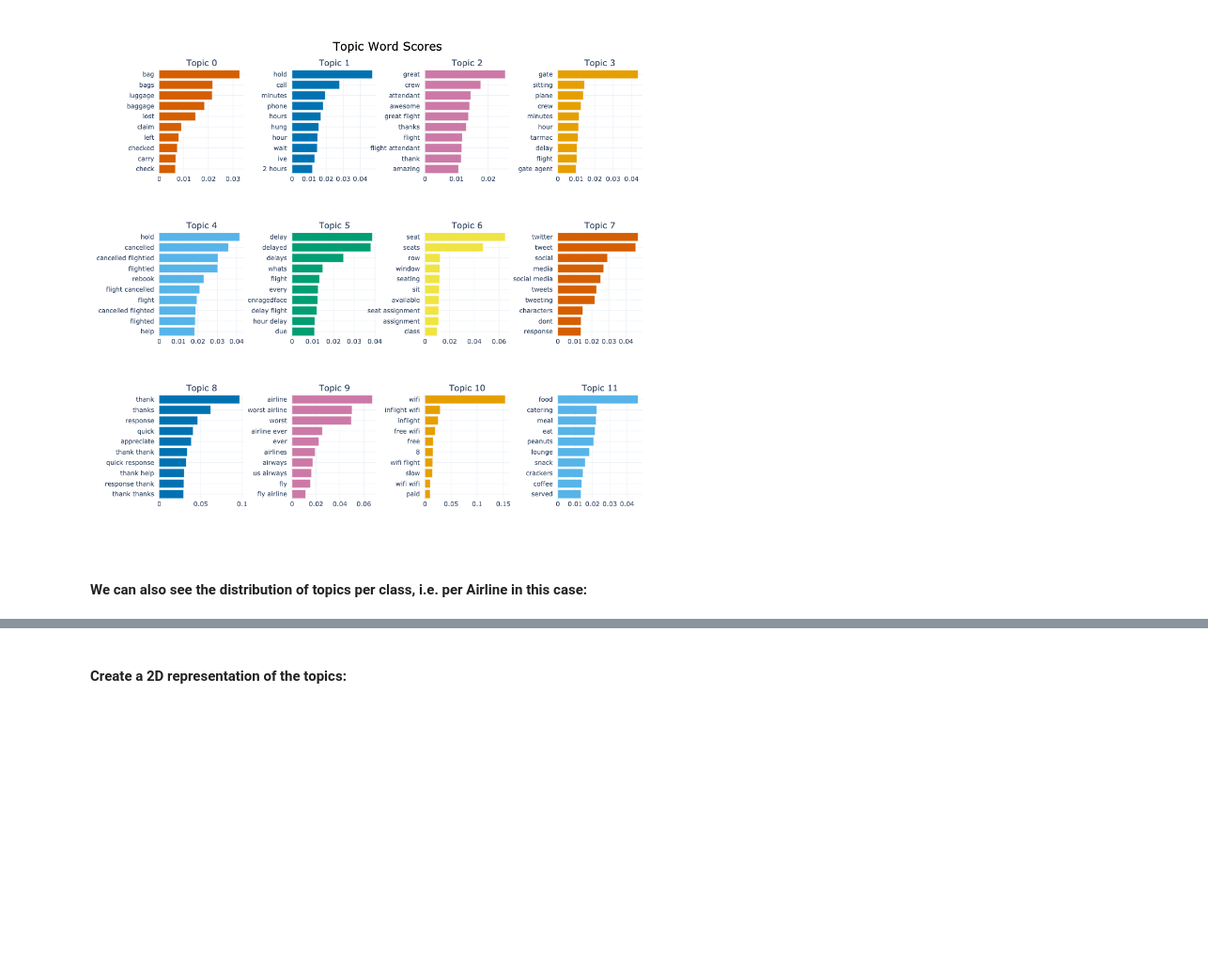
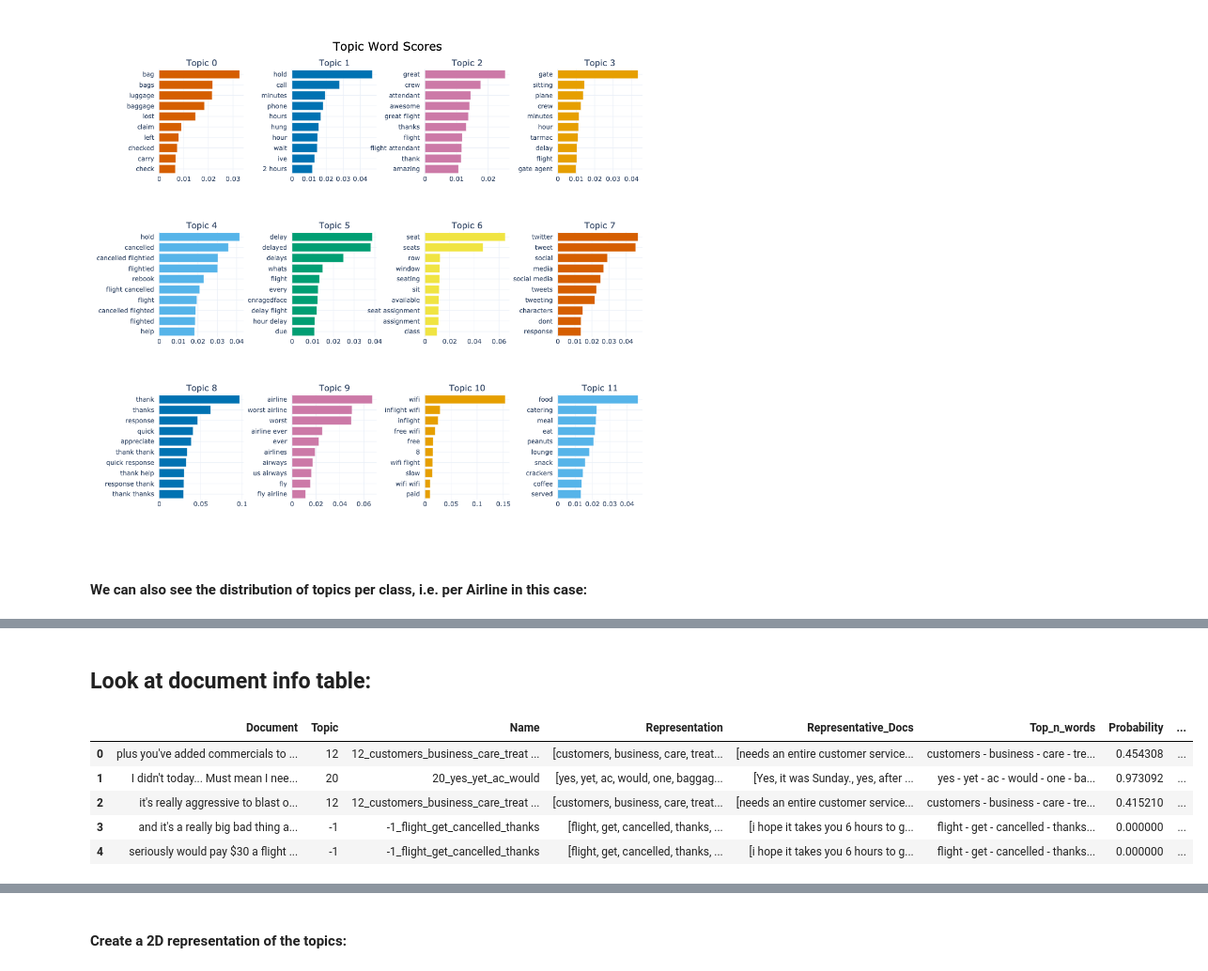
Before and after one commit to gs354/twitter_american_airlines, a Jupyter notebook: notebooks/BERTopic_mpnet_2.ipynb, the cells around one changed output, grey strips where cells are left out. Shown at 94% size. Cells and saved outputs as stored; diff of their text form; code cells hidden in the pictures; blank space fills up the shorter version.

```diff
--- a/notebooks/BERTopic_mpnet_2.ipynb
+++ b/notebooks/BERTopic_mpnet_2.ipynb
@@ -276,0 +275,13 @@ bertmodel_mpnet.visualize_topics_per_class(
+# %% [markdown]
+## Look at document info table:
+# %%
+df_doc = bertmodel_mpnet.get_document_info(df["clean_text"])
+df_doc["Airline"] = df["airline"]
+df_doc.head()
+# %% [output]
+|  | Document | Topic | Name | Representation | Representative_Docs | Top_n_words | Probability | ... |
+| 0 | plus you've added commercials to ... | 12 | 12_customers_business_care_treat ... | [customers, business, care, treat... | [needs an entire customer service... | customers - business - care - tre... | 0.454308 | ... |
+| 1 | I didn't today... Must mean I nee... | 20 | 20_yes_yet_ac_would | [yes, yet, ac, would, one, baggag... | [Yes, it was Sunday., yes, after ... | yes - yet - ac - would - one - ba... | 0.973092 | ... |
+| 2 | it's really aggressive to blast o... | 12 | 12_customers_business_care_treat ... | [customers, business, care, treat... | [needs an entire customer service... | customers - business - care - tre... | 0.415210 | ... |
+| 3 | and it's a really big bad thing a... | -1 | -1_flight_get_cancelled_thanks | [flight, get, cancelled, thanks, ... | [i hope it takes you 6 hours to g... | flight - get - cancelled - thanks... | 0.000000 | ... |
+| 4 | seriously would pay $30 a flight ... | -1 | -1_flight_get_cancelled_thanks | [flight, get, cancelled, thanks, ... | [i hope it takes you 6 hours to g... | flight - get - cancelled - thanks... | 0.000000 | ... |
```
Also changed, not shown: parts of 11 cells of this notebook.
